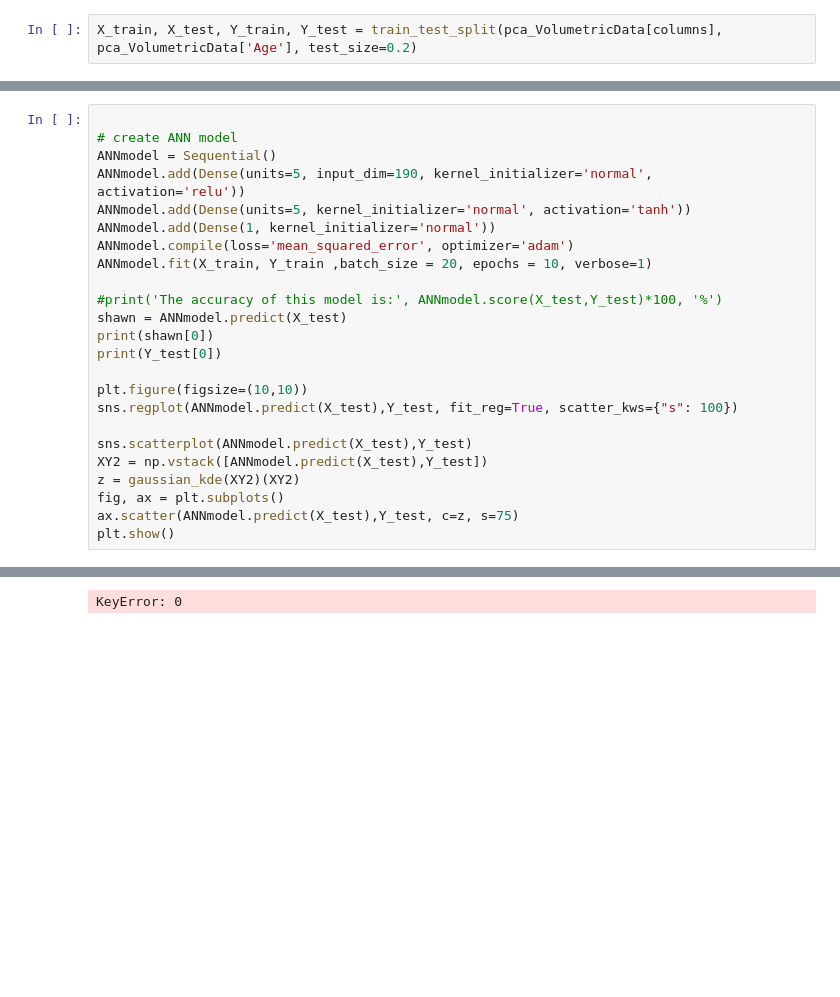
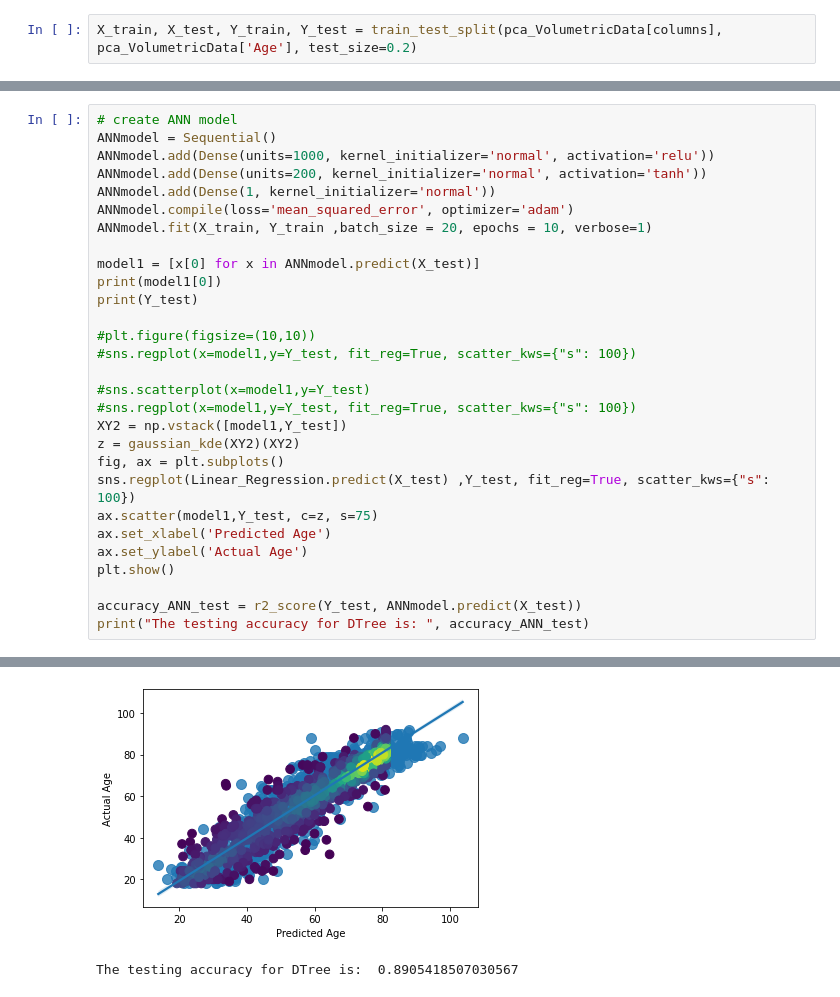
Before and after one commit to KatheerZM/BMEN415-Project, a Jupyter notebook: regressionmodel1.ipynb, the cells around one changed output, grey strips where cells are left out. Drawn from its saved outputs; the diff is of its cells as text; blank space fills up the shorter version.

```diff
--- a/regressionmodel1.ipynb
+++ b/regressionmodel1.ipynb
@@ -173,26 +151,31 @@ The accuracy of this model is: 64.0826773451116 %
 # %%
-
 # create ANN model
 ANNmodel = Sequential()
-ANNmodel.add(Dense(units=5, input_dim=190, kernel_initializer='normal', activation='relu'))
-ANNmodel.add(Dense(units=5, kernel_initializer='normal', activation='tanh'))
+ANNmodel.add(Dense(units=1000, kernel_initializer='normal', activation='relu'))
+ANNmodel.add(Dense(units=200, kernel_initializer='normal', activation='tanh'))
 ANNmodel.add(Dense(1, kernel_initializer='normal'))
 ANNmodel.compile(loss='mean_squared_error', optimizer='adam')
 ANNmodel.fit(X_train, Y_train ,batch_size = 20, epochs = 10, verbose=1)
 
-#print('The accuracy of this model is:', ANNmodel.score(X_test,Y_test)*100, '%')
-shawn = ANNmodel.predict(X_test)
-print(shawn[0])
-print(Y_test[0])
+model1 = [x[0] for x in ANNmodel.predict(X_test)]
+print(model1[0])
+print(Y_test)
 
-plt.figure(figsize=(10,10))
-sns.regplot(ANNmodel.predict(X_test),Y_test, fit_reg=True, scatter_kws={"s": 100})
+#plt.figure(figsize=(10,10))
+#sns.regplot(x=model1,y=Y_test, fit_reg=True, scatter_kws={"s": 100})
 
-sns.scatterplot(ANNmodel.predict(X_test),Y_test)
-XY2 = np.vstack([ANNmodel.predict(X_test),Y_test])
+#sns.scatterplot(x=model1,y=Y_test)
+#sns.regplot(x=model1,y=Y_test, fit_reg=True, scatter_kws={"s": 100})
+XY2 = np.vstack([model1,Y_test])
 z = gaussian_kde(XY2)(XY2)
 fig, ax = plt.subplots()
-ax.scatter(ANNmodel.predict(X_test),Y_test, c=z, s=75)
+sns.regplot(Linear_Regression.predict(X_test) ,Y_test, fit_reg=True, scatter_kws={"s": 100})
+ax.scatter(model1,Y_test, c=z, s=75)
+ax.set_xlabel('Predicted Age')
+ax.set_ylabel('Actual Age')
 plt.show()
+
+accuracy_ANN_test = r2_score(Y_test, ANNmodel.predict(X_test))
+print("The testing accuracy for DTree is: ", accuracy_ANN_test)
 # %% [output]
 Epoch 1/10
@@ -215 +198,2 @@ Epoch 10/10
+[figure, added]
-KeyError: 0
+The testing accuracy for DTree is:  0.8905418507030567
```
Also changed, not shown: parts of 7 cells of this notebook.
